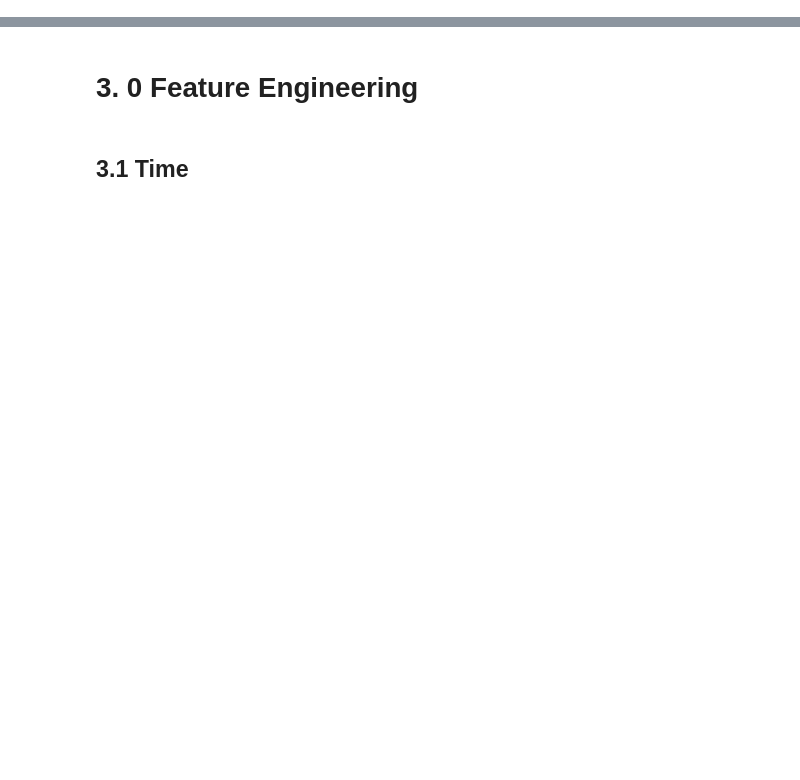
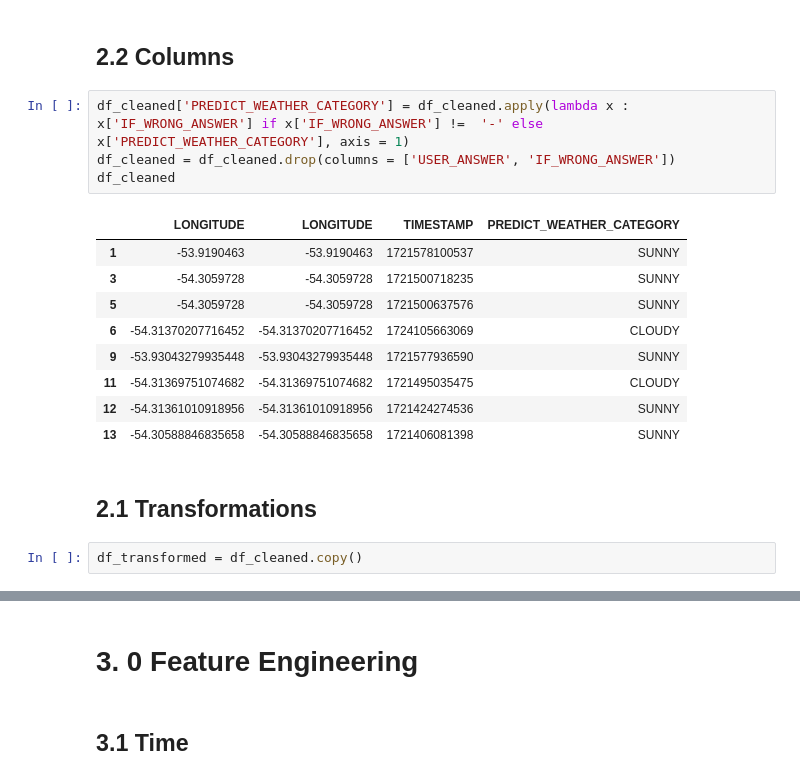
Before and after one commit to FilipePacheco73/WeatherWizard-DS, a Jupyter notebook: Feature_Engineering.ipynb, the cells around one changed output, grey strips where cells are left out. Cells and saved outputs as stored; diff of their text form; blank space fills up the shorter version.

```diff
--- a/Feature_Engineering.ipynb
+++ b/Feature_Engineering.ipynb
@@ -62,0 +60,20 @@ dataset_df
+# %% [markdown]
+## 2.2 Columns
+# %%
+df_cleaned['PREDICT_WEATHER_CATEGORY'] = df_cleaned.apply(lambda x : x['IF_WRONG_ANSWER'] if x['IF_WRONG_ANSWER'] !=  '-' else x['PREDICT_WEATHER_CATEGORY'], axis = 1)
+df_cleaned = df_cleaned.drop(columns = ['USER_ANSWER', 'IF_WRONG_ANSWER'])
+df_cleaned
+# %% [output]
+|  | LONGITUDE | LONGITUDE | TIMESTAMP | PREDICT_WEATHER_CATEGORY |
+| 1 | -53.9190463 | -53.9190463 | 1721578100537 | SUNNY |
+| 3 | -54.3059728 | -54.3059728 | 1721500718235 | SUNNY |
+| 5 | -54.3059728 | -54.3059728 | 1721500637576 | SUNNY |
+| 6 | -54.31370207716452 | -54.31370207716452 | 1724105663069 | CLOUDY |
+| 9 | -53.93043279935448 | -53.93043279935448 | 1721577936590 | SUNNY |
+| 11 | -54.31369751074682 | -54.31369751074682 | 1721495035475 | CLOUDY |
+| 12 | -54.31361010918956 | -54.31361010918956 | 1721424274536 | SUNNY |
+| 13 | -54.30588846835658 | -54.30588846835658 | 1721406081398 | SUNNY |
+# %% [markdown]
+## 2.1 Transformations
+# %%
+df_transformed = df_cleaned.copy()
```
Also changed, not shown: parts of 14 cells of this notebook.
